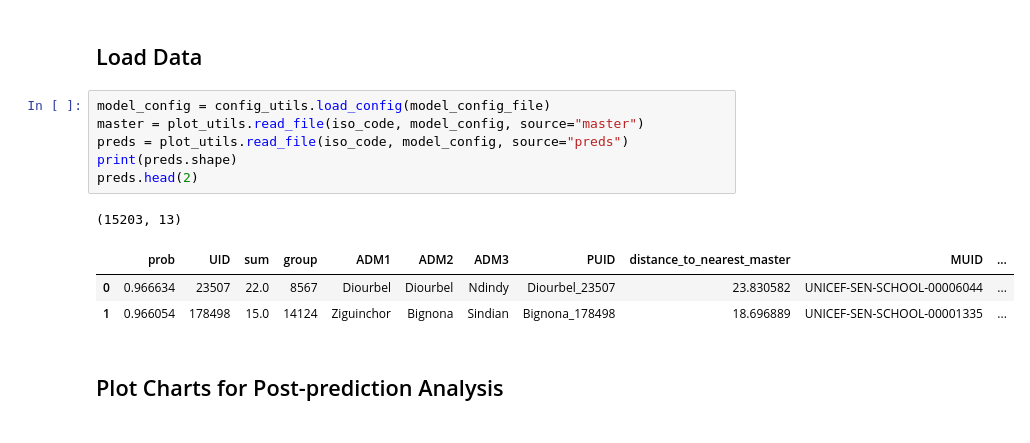
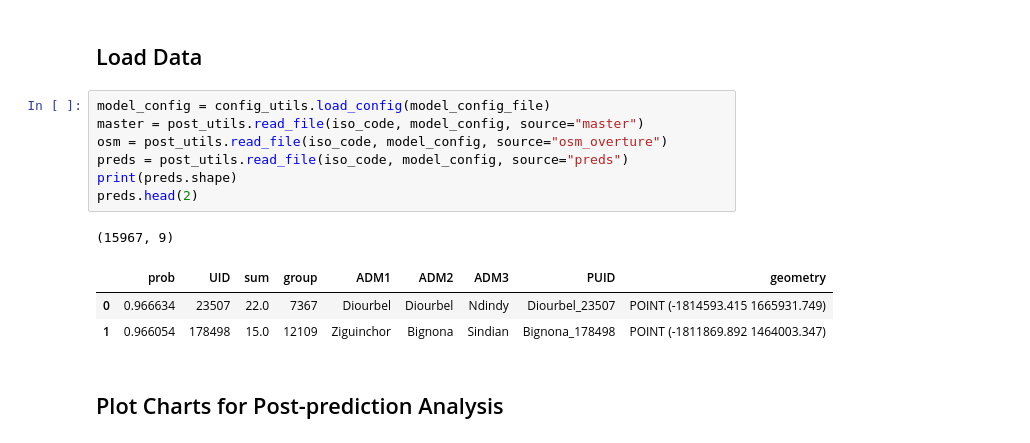
Before and after one commit to unicef/giga-global-school-mapping, a Jupyter notebook: notebooks/10_post_analysis.ipynb, the cells around one changed output. Drawn from its saved outputs; the diff is of its cells as text.

```diff
--- a/notebooks/10_post_analysis.ipynb
+++ b/notebooks/10_post_analysis.ipynb
@@ -20,15 +21,16 @@ model_config = config_utils.load_config(model_config_file)
 ## Load Data
 # %%
 model_config = config_utils.load_config(model_config_file)
-master = plot_utils.read_file(iso_code, model_config, source="master")
-preds = plot_utils.read_file(iso_code, model_config, source="preds")
+master = post_utils.read_file(iso_code, model_config, source="master")
+osm = post_utils.read_file(iso_code, model_config, source="osm_overture")
+preds = post_utils.read_file(iso_code, model_config, source="preds")
 print(preds.shape)
 preds.head(2)
 # %% [output]
-(15203, 13)
+(15967, 9)
-|  | prob | UID | sum | group | ADM1 | ADM2 | ADM3 | PUID | distance_to_nearest_master | MUID | ... |
-| 0 | 0.966634 | 23507 | 22.0 | 8567 | Diourbel | Diourbel | Ndindy | Diourbel_23507 | 23.830582 | UNICEF-SEN-SCHOOL-00006044 | ... |
-| 1 | 0.966054 | 178498 | 15.0 | 14124 | Ziguinchor | Bignona | Sindian | Bignona_178498 | 18.696889 | UNICEF-SEN-SCHOOL-00001335 | ... |
+|  | prob | UID | sum | group | ADM1 | ADM2 | ADM3 | PUID | geometry |
+| 0 | 0.966634 | 23507 | 22.0 | 7367 | Diourbel | Diourbel | Ndindy | Diourbel_23507 | POINT (-1814593.415 1665931.749) |
+| 1 | 0.966054 | 178498 | 15.0 | 12109 | Ziguinchor | Bignona | Sindian | Bignona_178498 | POINT (-1811869.892 1464003.347) |
 # %% [markdown]
 ## Plot Charts for Post-prediction Analysis
 # %%
```
Also changed, not shown: parts of 1 cell of this notebook, 2 other files.
